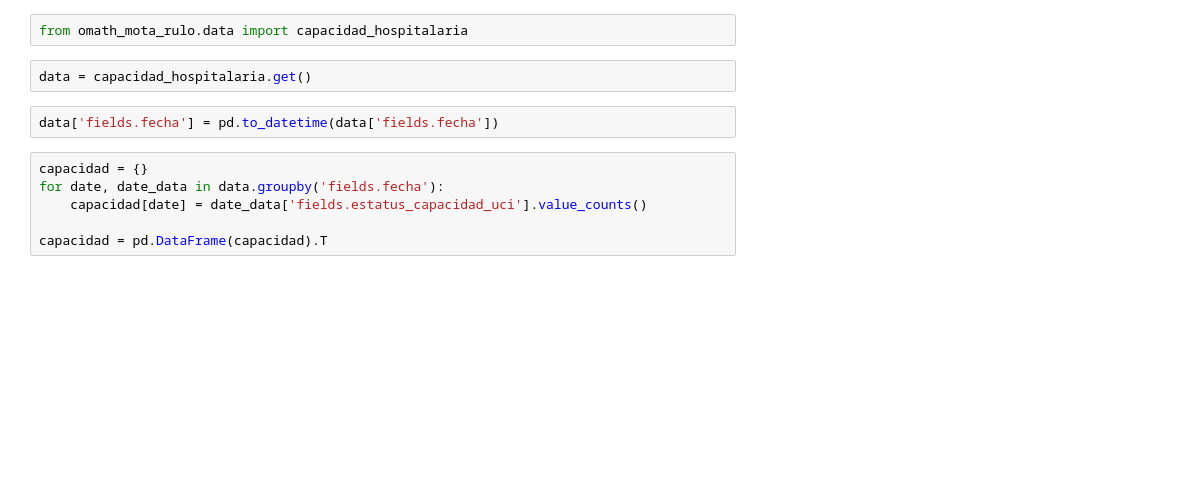
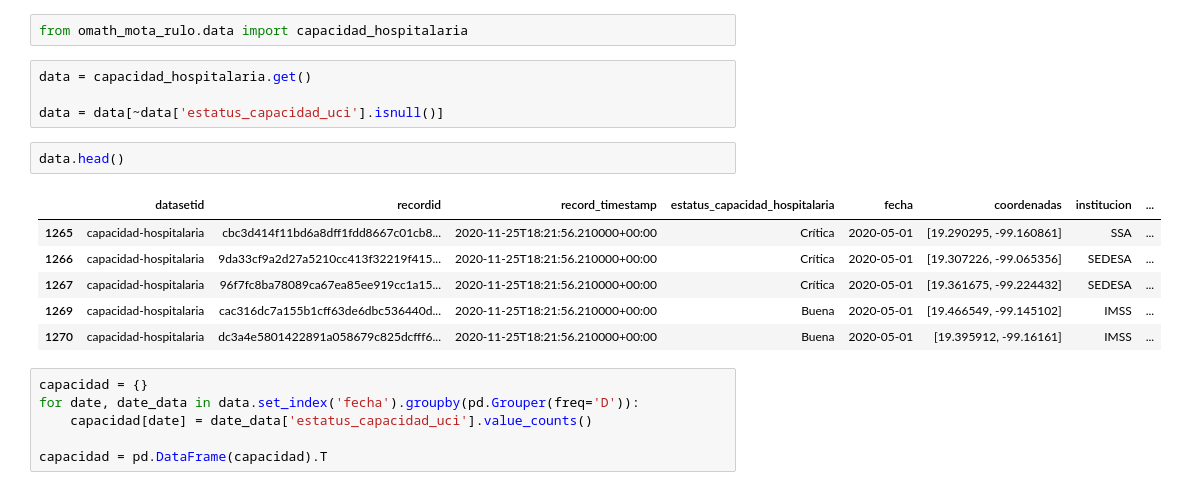
Before and after one commit to dhdzmota/omath_mota_rulo, a Jupyter notebook: notebooks/capacidad_hospitalaria.ipynb, the cells around one changed output. Saved outputs shown, nothing was run; the diff lists cells and outputs as text; blank space fills up the shorter version.

```diff
--- a/notebooks/capacidad_hospitalaria.ipynb
+++ b/notebooks/capacidad_hospitalaria.ipynb
@@ -22,12 +32,21 @@ Added: /Users/lsanchez/omath_mota_rulo
 from omath_mota_rulo.data import capacidad_hospitalaria
 # %%
 data = capacidad_hospitalaria.get()
+
+data = data[~data['estatus_capacidad_uci'].isnull()]
-# %%
-data['fields.fecha'] = pd.to_datetime(data['fields.fecha'])
+# %%
+data.head()
+# %% [output]
+|  | datasetid | recordid | record_timestamp | estatus_capacidad_hospitalaria | fecha | coordenadas | institucion | ... |
+| 1265 | capacidad-hospitalaria | cbc3d414f11bd6a8dff1fdd8667c01cb8... | 2020-11-25T18:21:56.210000+00:00 | Crítica | 2020-05-01 | [19.290295, -99.160861] | SSA | ... |
+| 1266 | capacidad-hospitalaria | 9da33cf9a2d27a5210cc413f32219f415... | 2020-11-25T18:21:56.210000+00:00 | Crítica | 2020-05-01 | [19.307226, -99.065356] | SEDESA | ... |
+| 1267 | capacidad-hospitalaria | 96f7fc8ba78089ca67ea85ee919cc1a15... | 2020-11-25T18:21:56.210000+00:00 | Crítica | 2020-05-01 | [19.361675, -99.224432] | SEDESA | ... |
+| 1269 | capacidad-hospitalaria | cac316dc7a155b1cff63de6dbc536440d... | 2020-11-25T18:21:56.210000+00:00 | Buena | 2020-05-01 | [19.466549, -99.145102] | IMSS | ... |
+| 1270 | capacidad-hospitalaria | dc3a4e5801422891a058679c825dcfff6... | 2020-11-25T18:21:56.210000+00:00 | Buena | 2020-05-01 | [19.395912, -99.16161] | IMSS | ... |
 # %%
 capacidad = {}
-for date, date_data in data.groupby('fields.fecha'):
-    capacidad[date] = date_data['fields.estatus_capacidad_uci'].value_counts()
+for date, date_data in data.set_index('fecha').groupby(pd.Grouper(freq='D')):
+    capacidad[date] = date_data['estatus_capacidad_uci'].value_counts()
 
 capacidad = pd.DataFrame(capacidad).T
 # %%
```
Also changed, not shown: parts of 8 cells of this notebook, 1 other file.
